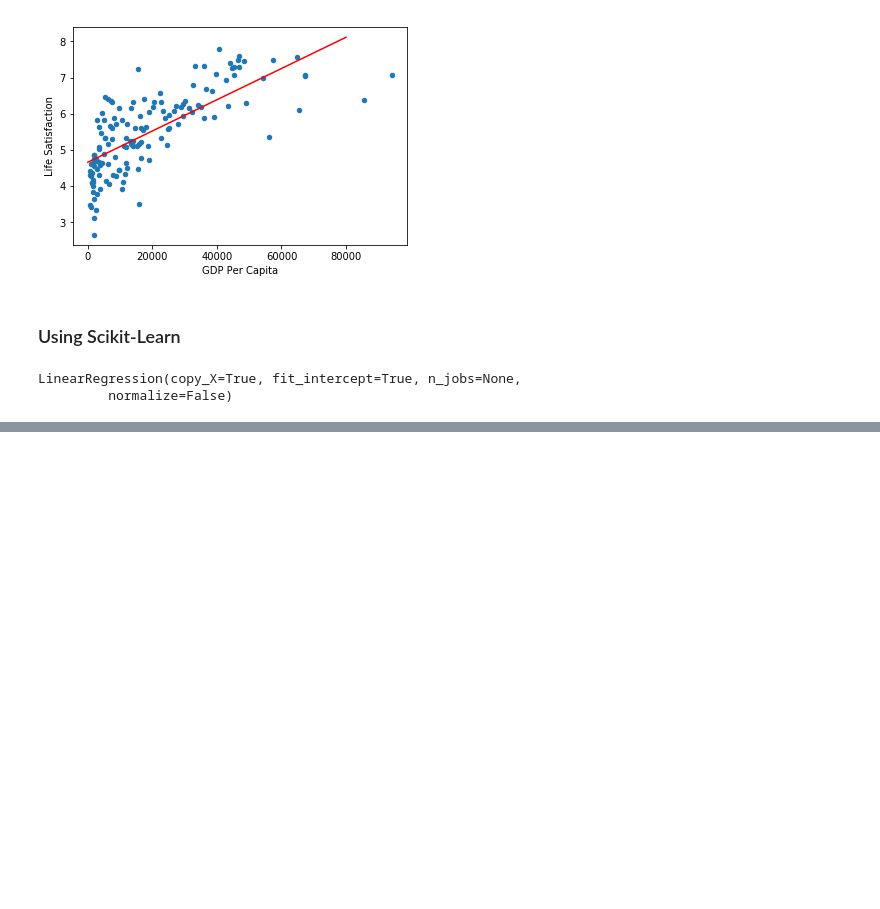
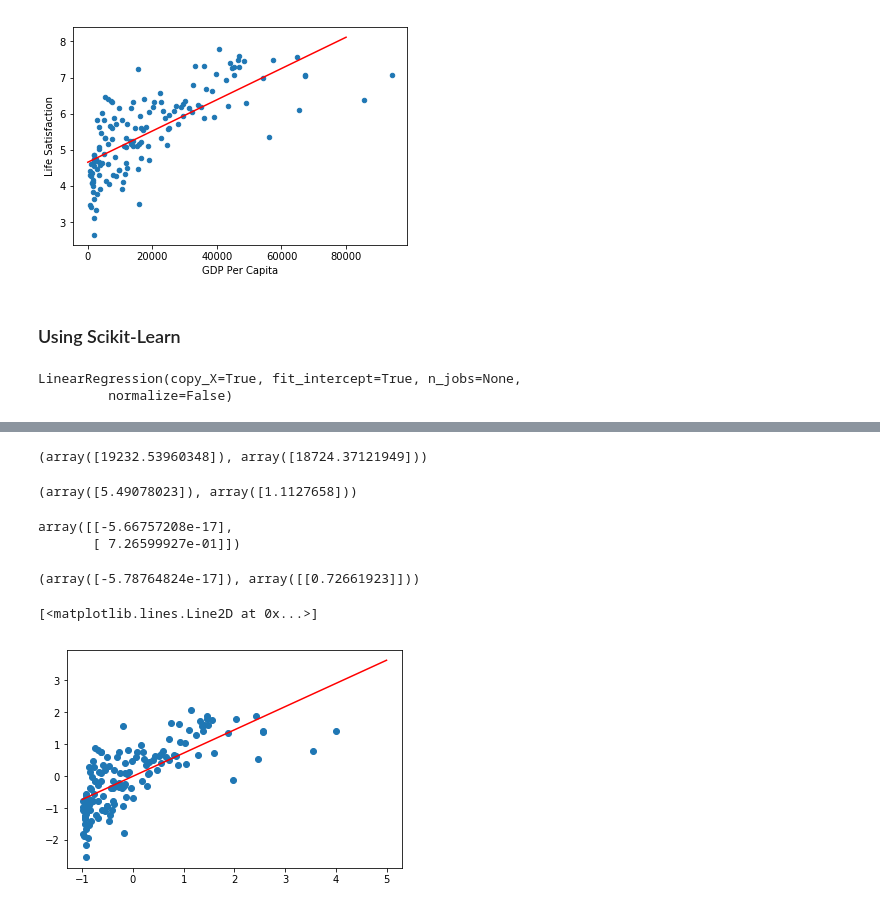
Before and after one commit to varokas/hands-on-ml, a Jupyter notebook: chapter4-training.ipynb, the cells around one changed output, grey strips where cells are left out. Cells and saved outputs as stored; diff of their text form; code cells hidden in the pictures; blank space fills up the shorter version.

Commit message:
add batch gradient descent

```diff
--- a/chapter4-training.ipynb
+++ b/chapter4-training.ipynb
@@ -87,0 +120,61 @@ lin_reg.intercept_, lin_reg.coef_
+# %%
+# From the warnings, lets scale X_gdp first
+from sklearn.preprocessing import StandardScaler
+Xscaler = StandardScaler()
+X_gdp_scaled = np.c_[
+    np.ones(gdp_happiness["GDP Per Capita"].values.size),
+    Xscaler.fit_transform(gdp_happiness[["GDP Per Capita"]])
+]
+
+(Xscaler.mean_, Xscaler.scale_)
+# %% [output]
+(array([19232.53960348]), array([18724.37121949]))
+# %%
+# Then scale y
+yScaler = StandardScaler()
+y_gdp_scaled = yScaler.fit_transform(gdp_happiness[["Life Satisfaction"]])
+
+(yScaler.mean_, yScaler.scale_)
+# %% [output]
+(array([5.49078023]), array([1.1127658]))
+# %%
+# Implements Batch Gradient Descent for linear regression
+
+def update_theta(theta, eta, gradient):
+    return theta - eta * gradient
+
+def find_gradient(theta, X, y):
+    m = X.size
+    return 2/m * X.T.dot( X.dot(theta) - y )
+
+def bgd(X,y,initialTheta, eta=0.1, rounds=100):
+    theta = initialTheta
+    for i in range(rounds):
+        gradient = find_gradient(theta, X, y)
+        theta = update_theta(theta, eta, gradient)
+
+    return theta
+
+bgd(X_gdp_scaled, y_gdp_scaled, [[0],[0]])
+# %% [output]
+array([[-5.66757208e-17],
+       [ 7.26599927e-01]])
+# %%
+# Compared it with scaled linear regression
+
+from sklearn.linear_model import LinearRegression
+lin_reg_gdp_scaled = LinearRegression()
+lin_reg_gdp_scaled.fit(Xscaler.fit_transform(gdp_happiness[["GDP Per Capita"]]), y_gdp_scaled)
+
+lin_reg_gdp_scaled.intercept_, lin_reg_gdp_scaled.coef_
+# %% [output]
+(array([-5.78764824e-17]), array([[0.72661923]]))
+# %%
+# Plot the scaled
+plt.scatter(X_gdp_scaled[:,1], y_gdp_scaled)
+x_lin = np.linspace(-1,5, 100)
+y_lin = lin_reg_gdp_scaled.predict(x_lin.reshape(-1,1))
+plt.plot(x_lin, y_lin, "-r")
+# %% [output]
+[<matplotlib.lines.Line2D at 0x...>]
+[figure, added]
```
Also changed, not shown: parts of 6 cells of this notebook.
